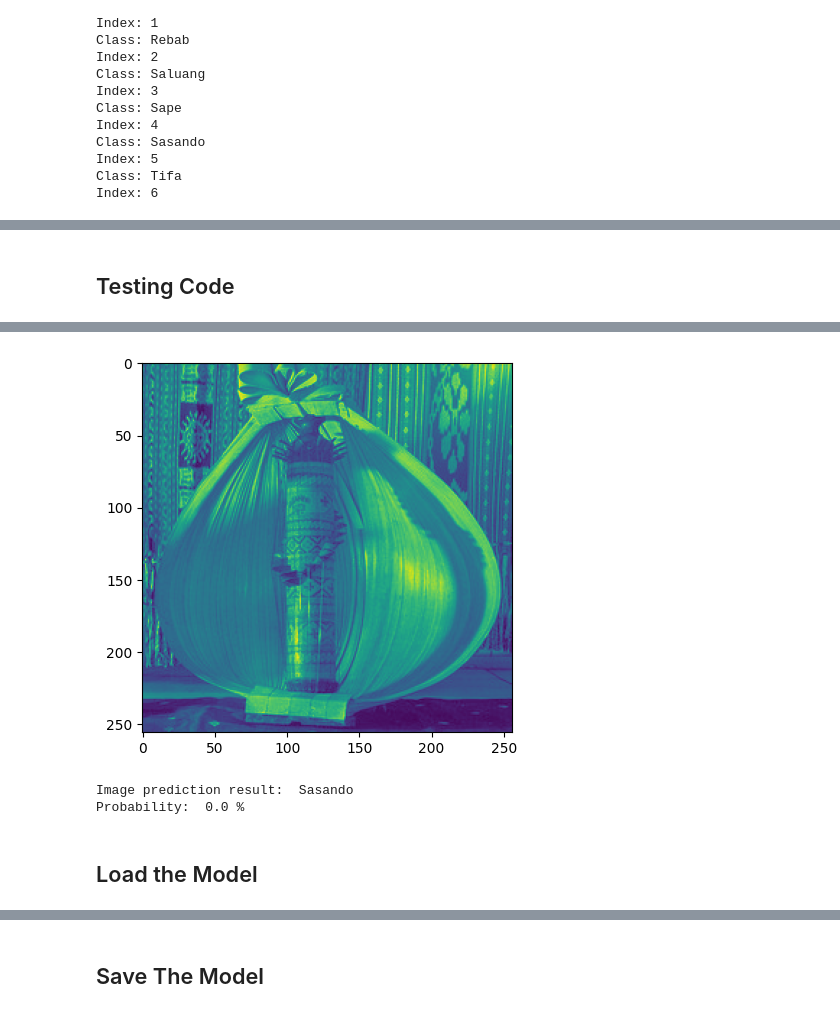
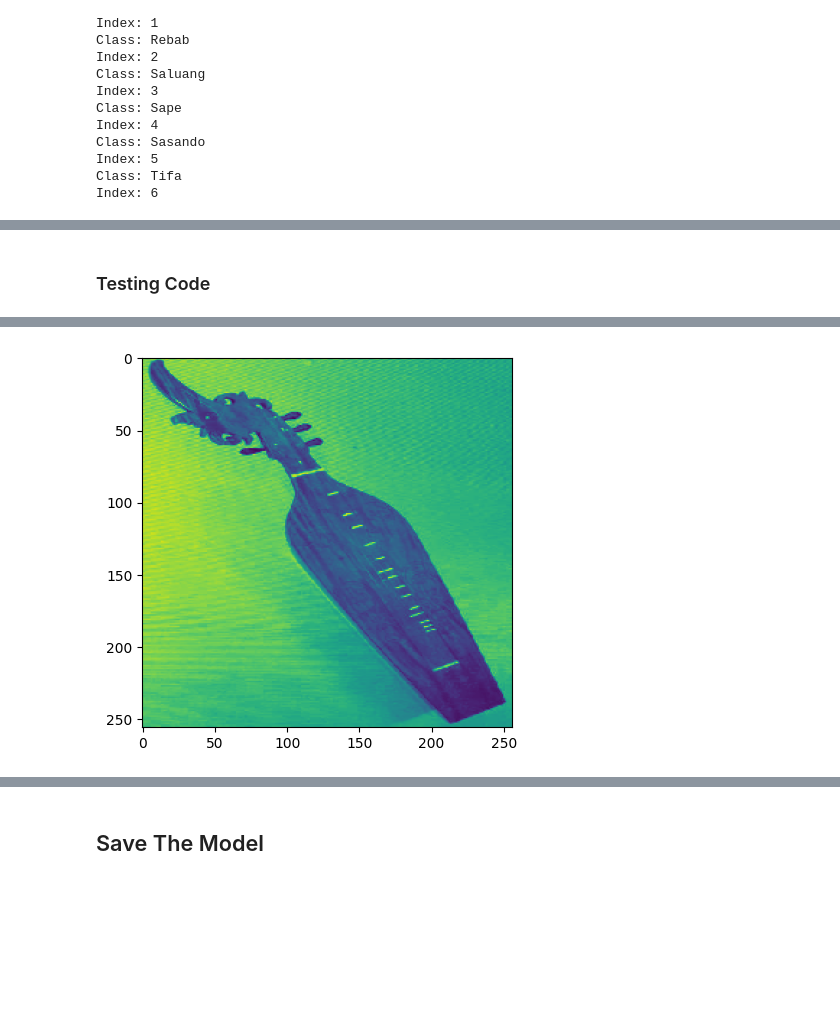
Before and after one commit to Nusatala/ML, a Jupyter notebook: Nusatala.ipynb, the cells around one changed output, grey strips where cells are left out. Saved outputs shown, nothing was run; the diff lists cells and outputs as text; code cells hidden in the pictures; blank space fills up the shorter version.

Commit message:
update ipynb file for improving performance of ml model

```diff
--- a/Nusatala.ipynb
+++ b/Nusatala.ipynb
@@ -180,0 +599,7 @@ Index: 6
+# %%
+history = model.fit(
+    train_generator,
+    epochs = 100,
+    validation_data = val_generator,
+    callbacks=[Callback()]
+)
@@ -180,0 +794,5 @@ Index: 6
+# %%
+class Callback(tf.keras.callbacks.Callback):
+    def on_epoch_end(self, epoch, logs={}):
+        if(logs.get('accuracy') >= 0.99):
+          self.model.stop_training = True
@@ -180,0 +843,6 @@ Index: 6
+# %%
+TRAIN_DIR = '/content/drive/MyDrive/download/train'
+VAL_DIR = '/content/drive/MyDrive/download/val'
+
+# Test the generators
+train_generator, val_generator = generators(TRAIN_DIR, VAL_DIR)
@@ -180,0 +852,12 @@ Index: 6
+# %%
+for _ in range(2):
+    img, label = train_generator.next()
+    plt.imshow(np.squeeze(img[0]))
+    print(img.shape)
+    plt.show()
+
+for _ in range(2):
+    img, label = val_generator.next()
+    plt.imshow(np.squeeze(img[0]))
+    print(img.shape)
+    plt.show()
@@ -282,17 +1000,18 @@ Confusion Matrix
 # %% [markdown]
-## Testing Code
+### Testing Code
 # %%
 from tensorflow.keras.preprocessing import image
+from PIL import Image
 
 def prediksi_gambar(image_upload, model = model):
   im = image_upload
   im = np.asarray(im)
-  im = im*(1/225)
+  im = im*(1/255)
   im_input = tf.reshape(im, shape = [1, 256, 256, 1])
 
   Y_pred = sorted(model.predict(im_input)[0])[2]
   y_pred = np.argmax(model.predict(im_input))
-# ['Bonang', 'Kolintang', 'Rebab', 'Saluang', 'Sape', 'Sasando', 'Tifa']
+
   if y_pred == 0:
       label = 'Bonang'
   elif y_pred == 1:
@@ -308,11 +1027,7 @@ def prediksi_gambar(image_upload, model = model):
   else:
       label = 'Tifa'
 
-  print('\n')
-  plt.show()
-  print("\nImage prediction result: ", label)
-  print("Probability: ", round(Y_pred*100,2), "%")
-  print('\n')
+  print(label)
 
 uploaded = files.upload()
 
@@ -330,5 +1046 @@ Saving 5_sasando.jpg to 5_sasando.jpg
-[figure, old version]
+[figure, new version]
-Image prediction result:  Sasando
-Probability:  0.0 %
-# %% [markdown]
-## Load the Model
```
Also changed, not shown: parts of 66 cells of this notebook.
